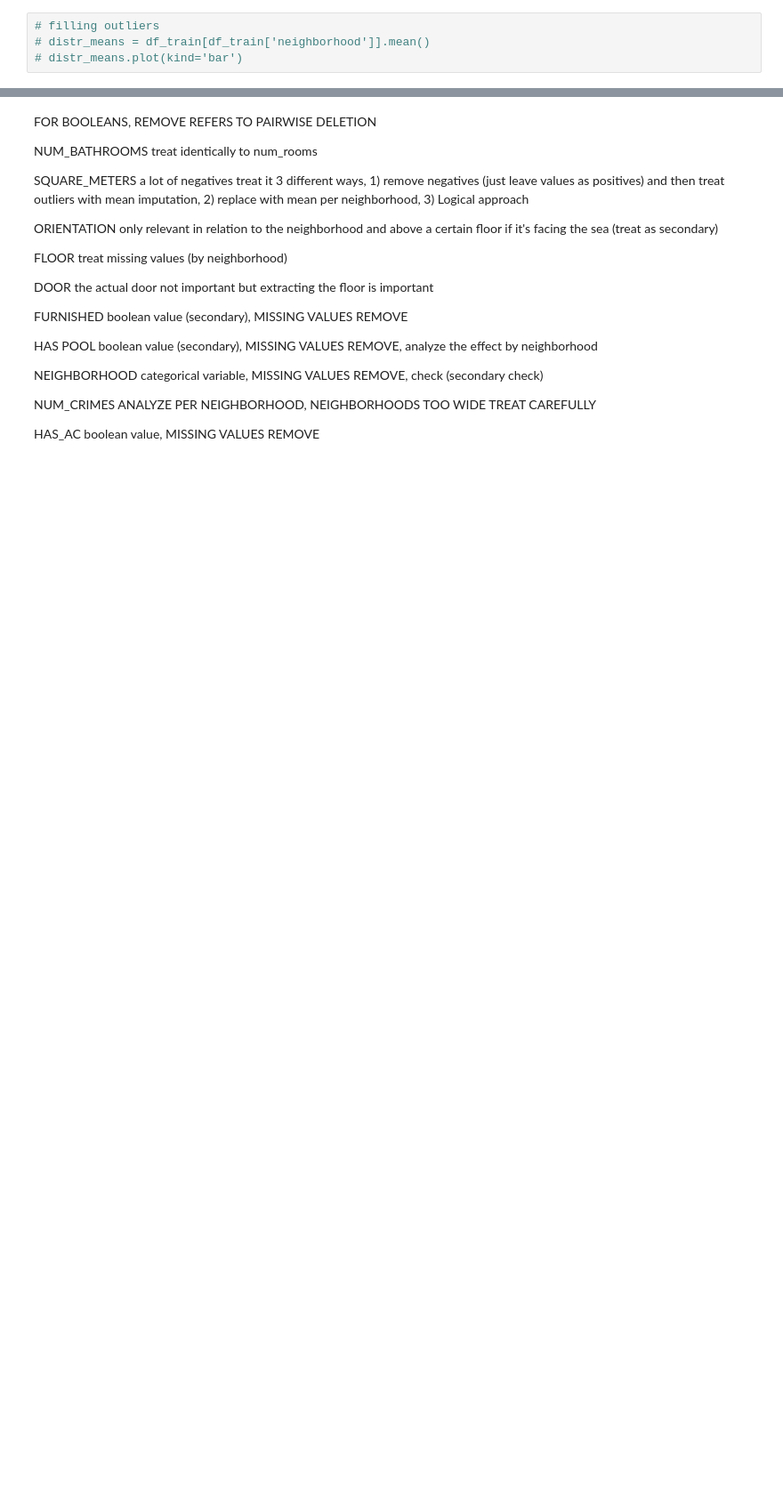
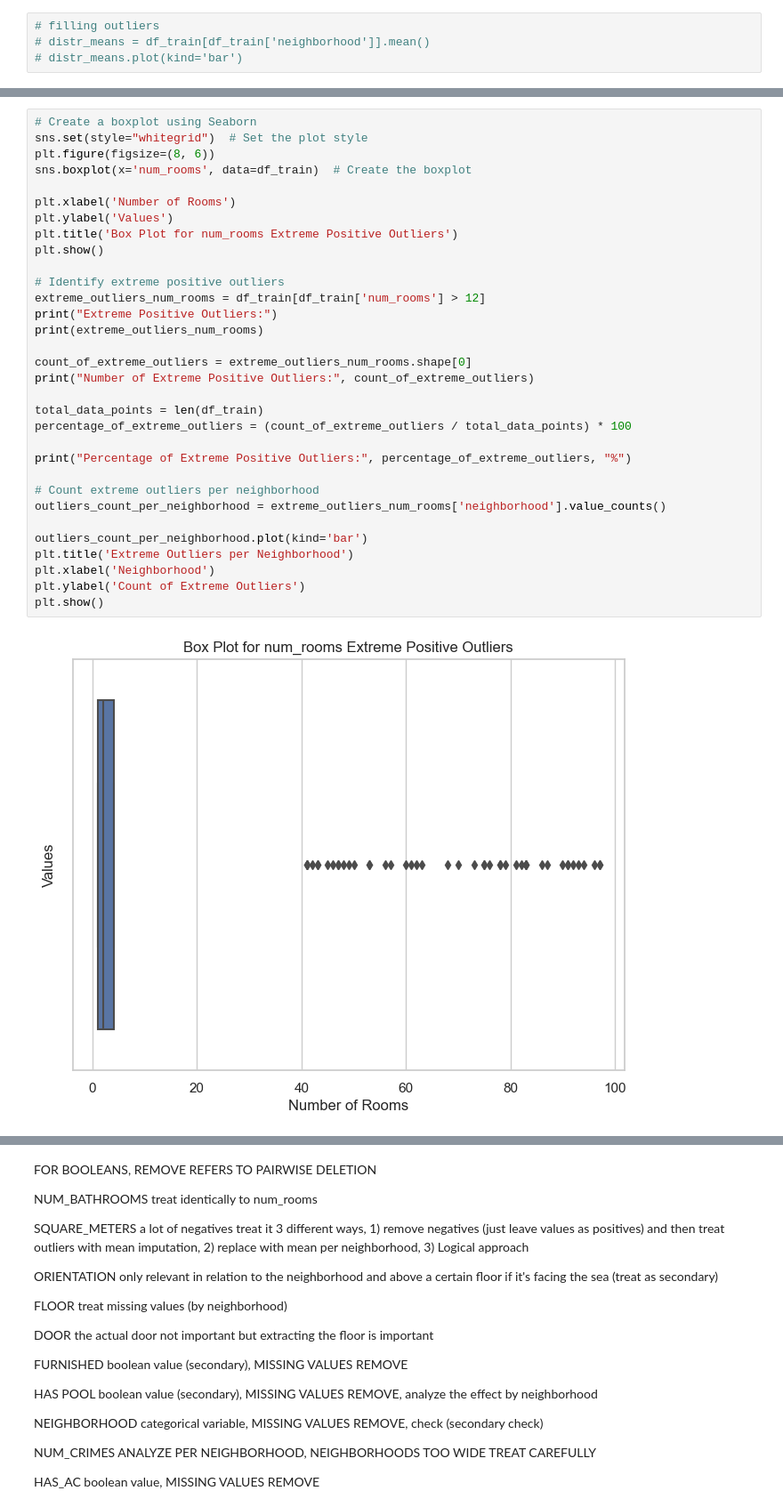
Before and after one commit to monbiote/Barcelona_Apartment_Price_Predictor, a Jupyter notebook: Sarria_nb.ipynb, the cells around one changed output, grey strips where cells are left out. Shown at 89% size. Cells and saved outputs as stored; diff of their text form; blank space fills up the shorter version.

```diff
--- a/Sarria_nb.ipynb
+++ b/Sarria_nb.ipynb
@@ -259,0 +325,34 @@ print(len(outliers)) # too many outliers, propose mean imputation per neighborho
+# %%
+# Create a boxplot using Seaborn
+sns.set(style="whitegrid")  # Set the plot style
+plt.figure(figsize=(8, 6))
+sns.boxplot(x='num_rooms', data=df_train)  # Create the boxplot
+
+plt.xlabel('Number of Rooms')
+plt.ylabel('Values')
+plt.title('Box Plot for num_rooms Extreme Positive Outliers')
+plt.show()
+
+# Identify extreme positive outliers
+extreme_outliers_num_rooms = df_train[df_train['num_rooms'] > 12]
+print("Extreme Positive Outliers:")
+print(extreme_outliers_num_rooms)
+
+count_of_extreme_outliers = extreme_outliers_num_rooms.shape[0]
+print("Number of Extreme Positive Outliers:", count_of_extreme_outliers)
+
+total_data_points = len(df_train)
+percentage_of_extreme_outliers = (count_of_extreme_outliers / total_data_points) * 100
+
+print("Percentage of Extreme Positive Outliers:", percentage_of_extreme_outliers, "%")
+
+# Count extreme outliers per neighborhood
+outliers_count_per_neighborhood = extreme_outliers_num_rooms['neighborhood'].value_counts()
+
+outliers_count_per_neighborhood.plot(kind='bar')
+plt.title('Extreme Outliers per Neighborhood')
+plt.xlabel('Neighborhood')
+plt.ylabel('Count of Extreme Outliers')
+plt.show()
+# %% [output]
+[figure, added]
```
Also changed, not shown: parts of 10 cells of this notebook.
